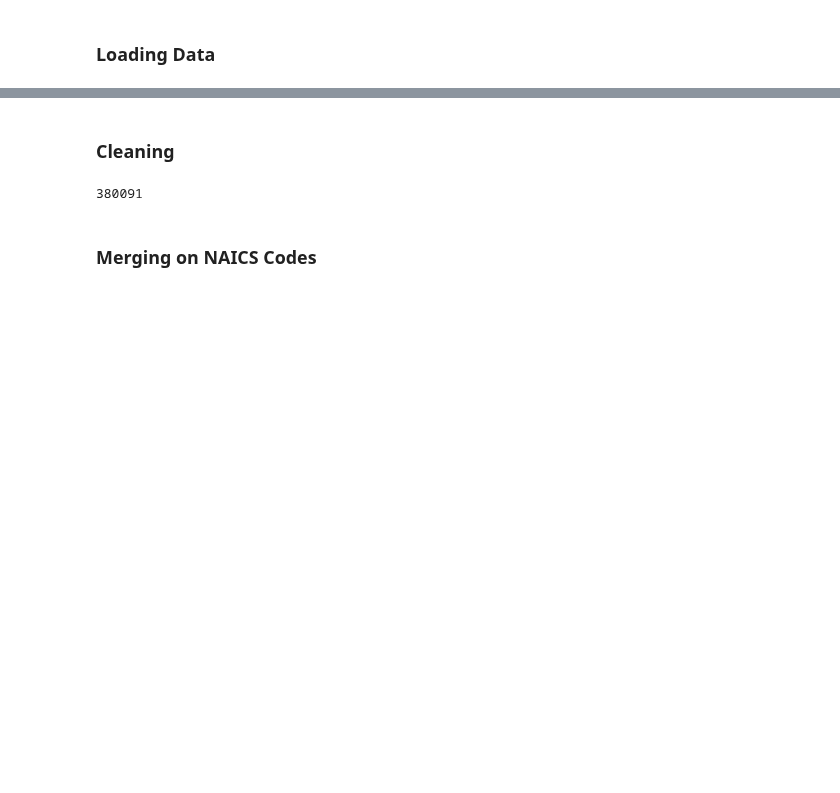
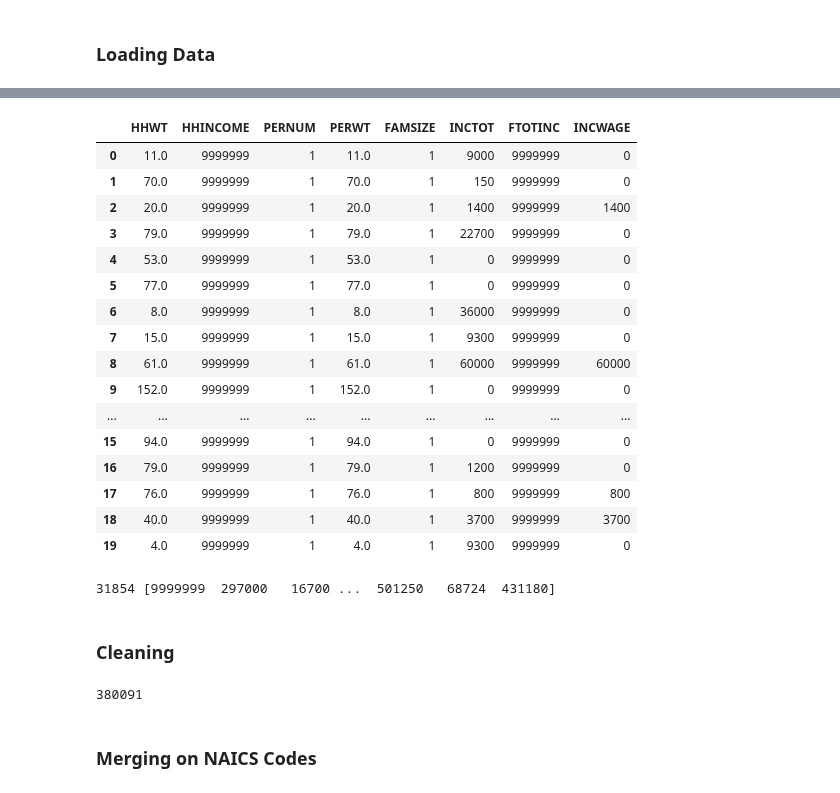
Before and after one commit to cafwd/job_quality_index, a Jupyter notebook: high-wage-threshold-ipums.ipynb, the cells around one changed output, grey strips where cells are left out. Saved outputs shown, nothing was run; the diff lists cells and outputs as text; code cells hidden in the pictures; blank space fills up the shorter version.

```diff
--- a/high-wage-threshold-ipums.ipynb
+++ b/high-wage-threshold-ipums.ipynb
@@ -14,3 +24,29 @@ ipums = pd.read_csv('IPUMS_2019.csv')
+# %%
+ipums_eda = ipums[['HHWT', 'HHINCOME', 'PERNUM', 'PERWT', 'FAMSIZE', 'INCTOT', 'FTOTINC', 'INCWAGE']]
+# %%
+ipums_eda.head(20)
+# %% [output]
+|  | HHWT | HHINCOME | PERNUM | PERWT | FAMSIZE | INCTOT | FTOTINC | INCWAGE |
+| 0 | 11.0 | 9999999 | 1 | 11.0 | 1 | 9000 | 9999999 | 0 |
+| 1 | 70.0 | 9999999 | 1 | 70.0 | 1 | 150 | 9999999 | 0 |
+| 2 | 20.0 | 9999999 | 1 | 20.0 | 1 | 1400 | 9999999 | 1400 |
+| 3 | 79.0 | 9999999 | 1 | 79.0 | 1 | 22700 | 9999999 | 0 |
+| 4 | 53.0 | 9999999 | 1 | 53.0 | 1 | 0 | 9999999 | 0 |
+| 5 | 77.0 | 9999999 | 1 | 77.0 | 1 | 0 | 9999999 | 0 |
+| 6 | 8.0 | 9999999 | 1 | 8.0 | 1 | 36000 | 9999999 | 0 |
+| 7 | 15.0 | 9999999 | 1 | 15.0 | 1 | 9300 | 9999999 | 0 |
+| 8 | 61.0 | 9999999 | 1 | 61.0 | 1 | 60000 | 9999999 | 60000 |
+| 9 | 152.0 | 9999999 | 1 | 152.0 | 1 | 0 | 9999999 | 0 |
+| ... | ... | ... | ... | ... | ... | ... | ... | ... |
+| 15 | 94.0 | 9999999 | 1 | 94.0 | 1 | 0 | 9999999 | 0 |
+| 16 | 79.0 | 9999999 | 1 | 79.0 | 1 | 1200 | 9999999 | 0 |
+| 17 | 76.0 | 9999999 | 1 | 76.0 | 1 | 800 | 9999999 | 800 |
+| 18 | 40.0 | 9999999 | 1 | 40.0 | 1 | 3700 | 9999999 | 3700 |
+| 19 | 4.0 | 9999999 | 1 | 4.0 | 1 | 9300 | 9999999 | 0 |
+# %%
+print(len(ipums_eda['HHINCOME'].unique()), ipums_eda['HHINCOME'].unique())
+# %% [output]
+31854 [9999999  297000   16700 ...  501250   68724  431180]
 # %%
 ipums_titles = pd.read_csv('ind_indnaics_crosswalk_2000_onward_without_code_descriptions.csv')
 # %%
```
Also changed, not shown: parts of 24 cells of this notebook.
